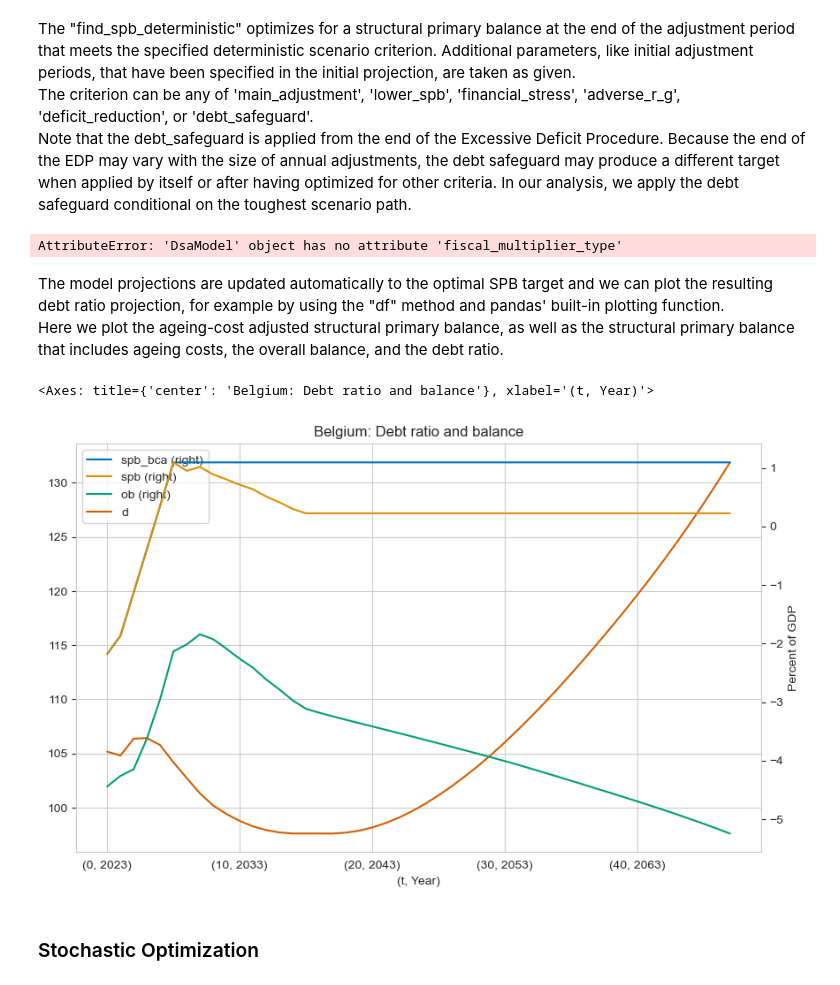
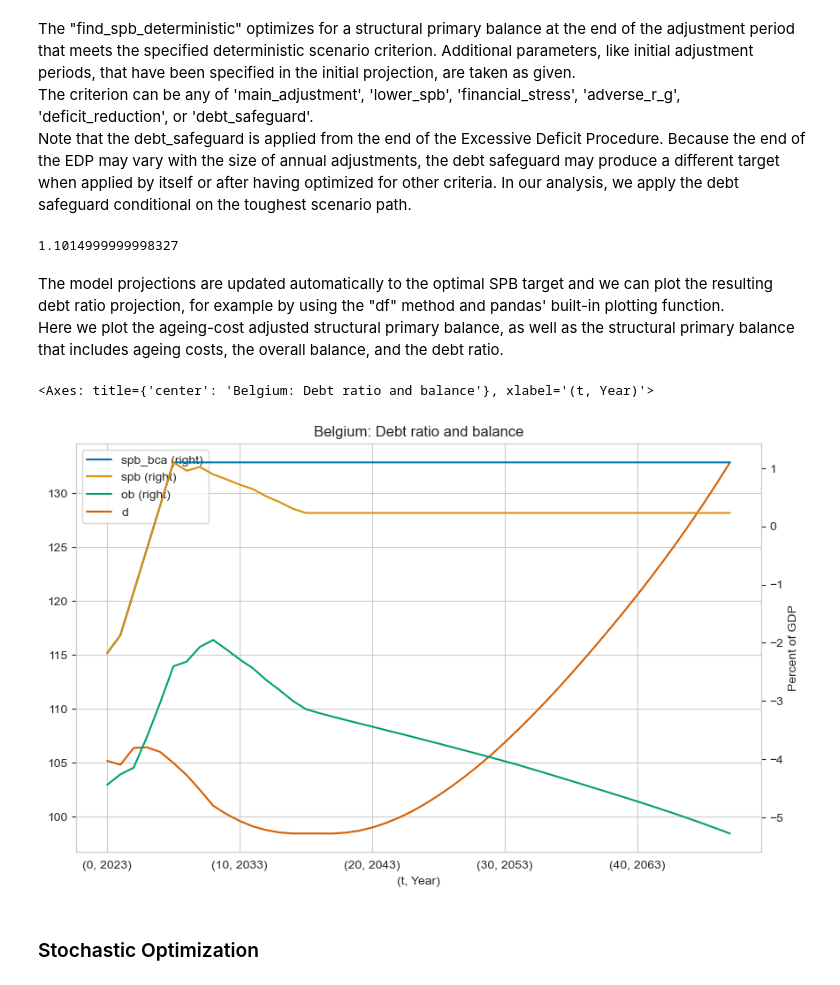
Before and after one commit to lennardwelslau/eu-debt-sustainability-analysis, a Jupyter notebook: latest_version/code/tutorial.ipynb, the cells around one changed output. Saved outputs shown, nothing was run; the diff lists cells and outputs as text; code cells hidden in the pictures.

Commit message:
fiscal multiplier update

```diff
--- a/latest_version/code/tutorial.ipynb
+++ b/latest_version/code/tutorial.ipynb
@@ -109,23 +109,23 @@ The "find_spb_deterministic" optimizes for a structural primary balance at the e
 The criterion can be any of 'main_adjustment', 'lower_spb', 'financial_stress', 'adverse_r_g', 'deficit_reduction', or 'debt_safeguard'. \
 Note that the debt_safeguard is applied from the end of the Excessive Deficit Procedure. Because the end of the EDP may vary with the size of annual adjustments, the debt safeguard may produce a different target when applied by itself or after having optimized for other criteria. In our analysis, we apply the debt safeguard conditional on the toughest scenario path.
 # %%
-bel_dsa4.find_spb_deterministic(criterion='adverse_r_g')
+dsa_bel_4.find_spb_deterministic(criterion='adverse_r_g')
 # %% [output]
-AttributeError: 'DsaModel' object has no attribute 'fiscal_multiplier_type'
+1.1014999999998327
 # %% [markdown]
 The model projections are updated automatically to the optimal SPB target and we can plot the resulting debt ratio projection, for example by using the "df" method and pandas' built-in plotting function.\
 Here we plot the ageing-cost adjusted structural primary balance, as well as the structural primary balance that includes ageing costs, the overall balance, and the debt ratio.
 # %%
-bel_dsa4.df('spb_bca', 'spb',  'ob', 'd').plot(
+dsa_bel_4.df('spb_bca', 'spb',  'ob', 'd').plot(
     title='Belgium: Debt ratio and balance',
     secondary_y=['spb', 'spb_bca', 'ob'],
     ylabel='Percent of GDP',
     xlabel='(t, Year)',
     legend=True,
     figsize=(10, 6))
 # %% [output]
 <Axes: title={'center': 'Belgium: Debt ratio and balance'}, xlabel='(t, Year)'>
-[figure, old version]
+[figure, new version]
 # %% [markdown]
 ### Stochastic Optimization
 # %% [markdown]
```
Also changed, not shown: parts of 12 cells of this notebook, 2 other files.
